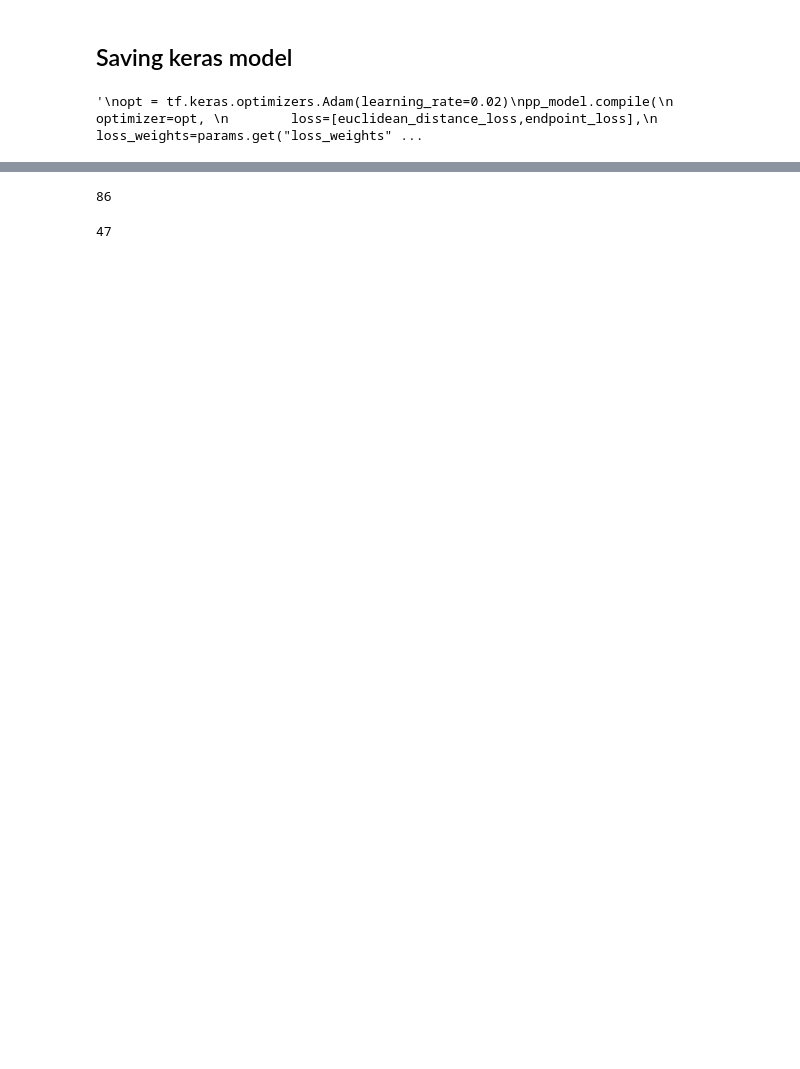
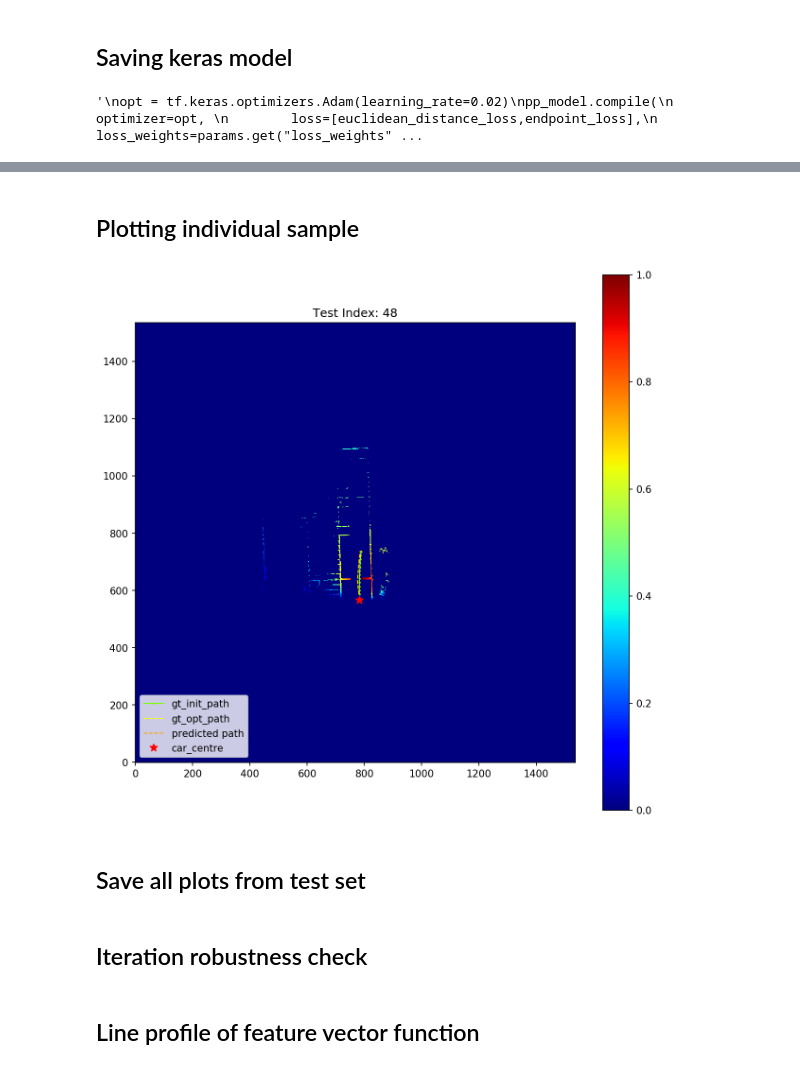
Before and after one commit to saitejamalyala/rosbag2numpy, a Jupyter notebook: test_model_fv.ipynb, the cells around one changed output, grey strips where cells are left out. Cells and saved outputs as stored; diff of their text form; code cells hidden in the pictures; blank space fills up the shorter version.

Commit message:
add: sweep file, test fv model notebook, modeltype as hp

```diff
--- a/test_model_fv.ipynb
+++ b/test_model_fv.ipynb
@@ -109,0 +136,15 @@ ________________________________________________________________________________
+# %%
+wandbmodel_path = '/netpool/work/gpu-3/users/malyalasa/New_folder/rosbag2numpy/wandb/run-20210925_083501-7b6nj1fr/files/model-best.h5'
+#'/netpool/work/gpu-3/users/malyalasa/New_folder/rosbag2numpy/wandb/run-20210925_083501-7b6nj1fr/files/model-best.h5' (breezy-sweep-15)
+#'/netpool/work/gpu-3/users/malyalasa/New_folder/rosbag2numpy/wandb/run-20210925_080546-xoxoxow6/files/model-best.h5' (prime-sweep-5)
+#'/netpool/work/gpu-3/users/malyalasa/New_folder/rosbag2numpy/wandb/run-20210924_031631-lhsjbn8r/files/model-best.h5' (laced-sweep-28)
+#'/netpool/work/gpu-3/users/malyalasa/New_folder/rosbag2numpy/wandb/run-20210922_162541-2bwn3ku4/files/model-best.h5'
+#'/netpool/work/gpu-3/users/malyalasa/New_folder/wandb/run-20210922_010110-1sb0es02/files/model-best.h5'
+#'/netpool/work/gpu-3/users/malyalasa/New_folder/wandb/run-20210921_225739-3tq5o6wv/files/model-best.h5'
+#'/netpool/work/gpu-3/users/malyalasa/New_folder/wandb/run-20210921_223929-2789gz0e/files/model-best.h5'
+#'/netpool/work/gpu-3/users/malyalasa/New_folder/rosbag2numpy/wandb/run-20210922_154305-30js7pw0/files/model-best.h5'
+load_wandb  = tf.keras.models.load_model(wandbmodel_path)
+predictions = load_wandb.predict(feature_v)
+predicted_paths = init_path - predictions
+predicted_paths.shape
+np.shape(np.expand_dims(feature_v[0],axis=0))
@@ -451,8 +216,46 @@ glob(f"{scenario_list[0]}/**/*.tfrec", recursive=True)
-# %%
-len(collect_tfrec_paths(scenario_list[6:7]))
-# %% [output]
-86
-# %%
-len(collect_tfrec_paths(scenario_list[7:8]))
-# %% [output]
-47
+# %% [markdown]
+## Plotting individual sample
+# %%
+normalized_factor=1536
+idx=48
+plt.figure(figsize=(10,10),dpi=150)
+plt.imshow(cost_map[idx].astype(float),origin='lower',cmap='jet')
+plt.colorbar()
+plt.plot(
+    init_path[idx][:, 0]*normalized_factor,
+    init_path[idx][:, 1]*normalized_factor,
+    "o-",
+    color="lawngreen",
+    markersize=1,
+    linewidth=1,
+)
+plt.plot(
+    opt_path[idx][:, 0]*normalized_factor,
+    opt_path[idx][:, 1]*normalized_factor,
+    "--",
+    color="yellow",
+    markersize=1,
+    linewidth=1,
+)
+
+plt.plot(
+    predicted_paths[idx][:, 0]*normalized_factor,
+    predicted_paths[idx][:, 1]*normalized_factor,
+    "--",
+    color="orange",
+    markersize=1,
+    linewidth=1,
+)
+plt.plot(car_odo[idx][0] *normalized_factor,car_odo[idx][1] *normalized_factor,
+    "r*",
+    color="red",
+    markersize=8,
+)
+plt.legend(['gt_init_path', 'gt_opt_path', 'predicted path','car_centre'], loc='lower left')
+plt.title(f"Test Index: {idx}")
+plt.show()
+file_name = file_details[idx].numpy().decode('utf-8').replace("cm_fv_paths_odo_unequal.npz","")
+# %% [output]
+[figure, added]
+# %% [markdown]
+## Save all plots from test set
@@ -458,0 +322,2 @@ len(collect_tfrec_paths(scenario_list[7:8]))
+# %% [markdown]
+## Iteration robustness check
@@ -458,0 +427,2 @@ len(collect_tfrec_paths(scenario_list[7:8]))
+# %% [markdown]
+## Line profile of feature vector function
```
Also changed, not shown: parts of 31 cells of this notebook, 6 other files.
